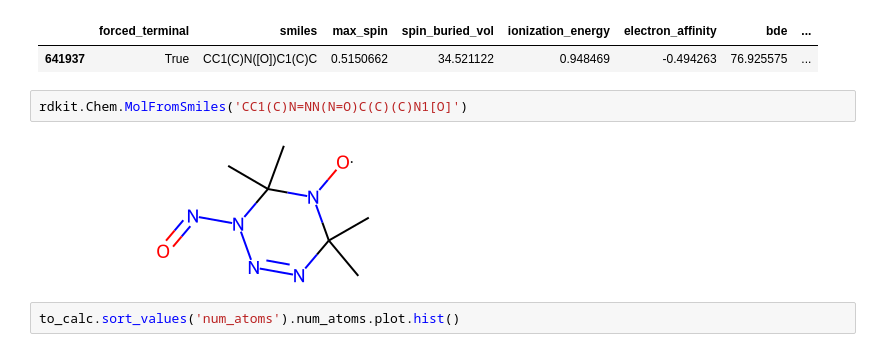
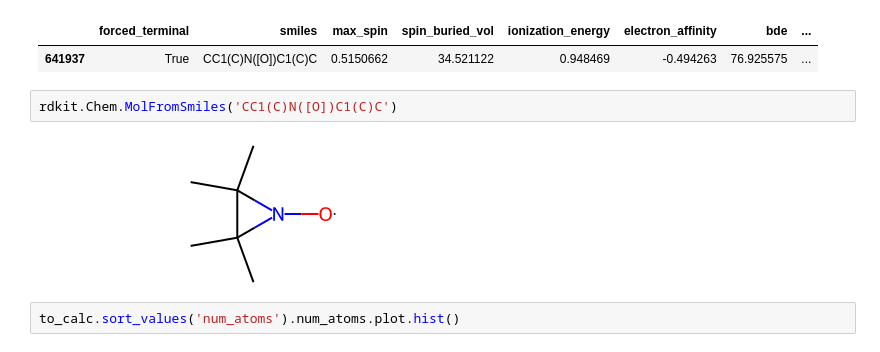
Before and after one commit to NREL/rlmolecule, a Jupyter notebook: examples/stable_radical_optimization/notebooks/extract_found_tempo_mols.ipynb, the cells around one changed output. Cells and saved outputs as stored; diff of their text form.

```diff
--- a/examples/stable_radical_optimization/notebooks/extract_found_tempo_mols.ipynb
+++ b/examples/stable_radical_optimization/notebooks/extract_found_tempo_mols.ipynb
@@ -181,9 +181,9 @@ to_calc
 |  | forced_terminal | smiles | max_spin | spin_buried_vol | ionization_energy | electron_affinity | bde | ... |
 | 641937 | True | CC1(C)N([O])C1(C)C | 0.5150662 | 34.521122 | 0.948469 | -0.494263 | 76.925575 | ... |
 # %%
-rdkit.Chem.MolFromSmiles('CC1(C)N=NN(N=O)C(C)(C)N1[O]')
+rdkit.Chem.MolFromSmiles('CC1(C)N([O])C1(C)C')
 # %% [output]
-[figure, old version]
+[figure, new version]
 # %%
 to_calc.sort_values('num_atoms').num_atoms.plot.hist()
 # %% [output]
```
Also changed, not shown: 33 other files.
